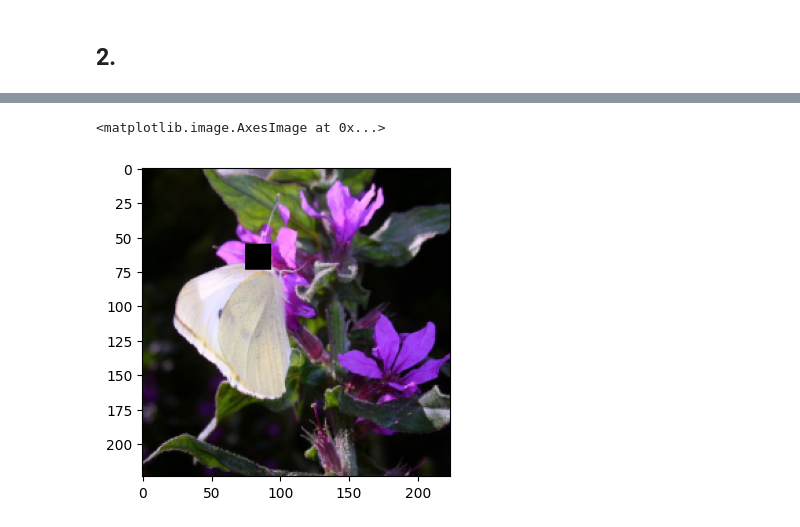
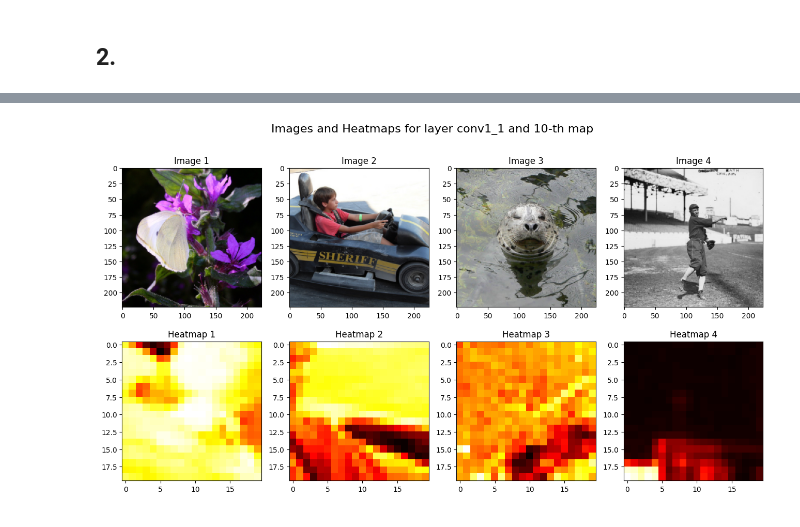
Before and after one commit to dmika1234/dl_uwr, a Jupyter notebook: Assignments/Assignment3/colab_run.ipynb, the cells around one changed output, grey strips where cells are left out. Saved outputs shown, nothing was run; the diff lists cells and outputs as text; code cells hidden in the pictures.

```diff
--- a/Assignments/Assignment3/colab_run.ipynb
+++ b/Assignments/Assignment3/colab_run.ipynb
@@ -203,12 +172,0 @@ class OcclusionIterator(data.IterableDataset):
-# %%
-x_dim = (75, 95)
-y_dim = (55, 75)
-occlusion_iter = OcclusionIterator(imgs[0], x_dim=x_dim, y_dim=y_dim, occlusion_size=19)
-occlusion_iter_obj = iter(occlusion_iter)
-occluded_img = next(occlusion_iter_obj)
-
-figsize(4, 4)
-plt.imshow(occluded_img)
-# %% [output]
-<matplotlib.image.AxesImage at 0x...>
-[figure, removed]
@@ -221 +173,30 @@ activation = vgg.layer_activations(img_torch, layer_name)
+# %%
+# Set layer name and map index
+layer_name = "conv1_1"
+map_index = 9
+x_dim = (75, 95)
+y_dim = (55, 75)
+n_imgs = 4
+imgs = ilsvrc.data[30:(30 + n_imgs)]
+labels = ilsvrc.labels[30:(30 + n_imgs)]
+fig, axs = plt.subplots(nrows=2, ncols=n_imgs, figsize=(n_imgs * 4, 8))
+for i in range(n_imgs):
+    img = imgs[i]
+    label = labels[i]
+    ilsvrc.
+    img_torch = to_tensor(img)
+    heatmap = generate_heatmap(vgg, img, x_dim, y_dim, layer_name, map_index)
+    # predicted_label_id = to_np(vgg.predict(img_torch)).reshape(-1)[0]
+    # predicted_label = ilsvrc.id_to_label[predicted_label_id]
+    # Plot img and heatmap
+    axs[0][i].imshow(img)
+    axs[1][i].imshow(heatmap, cmap='hot')
+    # Add titles to the subplots
+    axs[0][i].set_title('Image {}'.format(i+1))
+    axs[1][i].set_title('Heatmap {}'.format(i+1))
+fig.suptitle('Images and Heatmaps for layer {} and {}-th map'.format(layer_name, map_index+1), fontsize=16)
+
+plt.show()
+# %% [output]
+[figure, added]
 # %%
```
Also changed, not shown: parts of 14 cells of this notebook.
